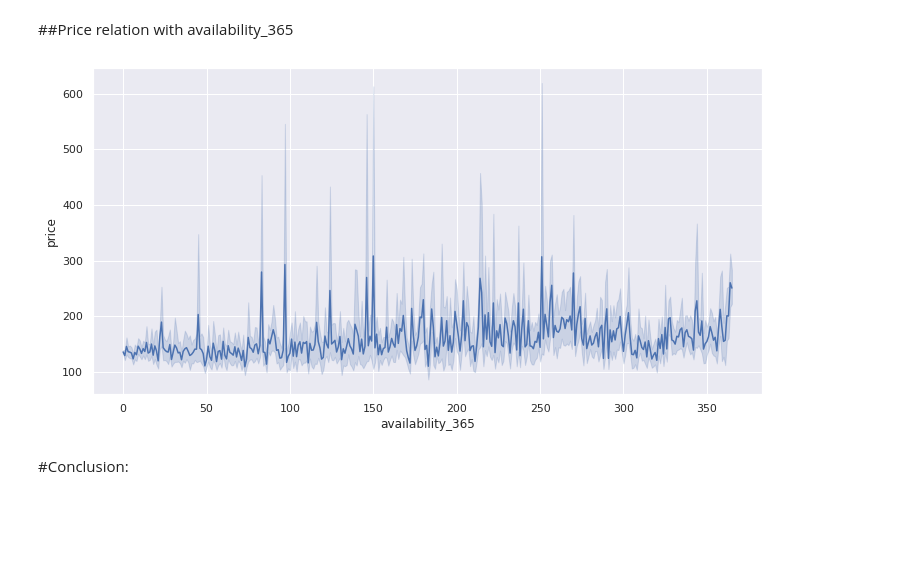
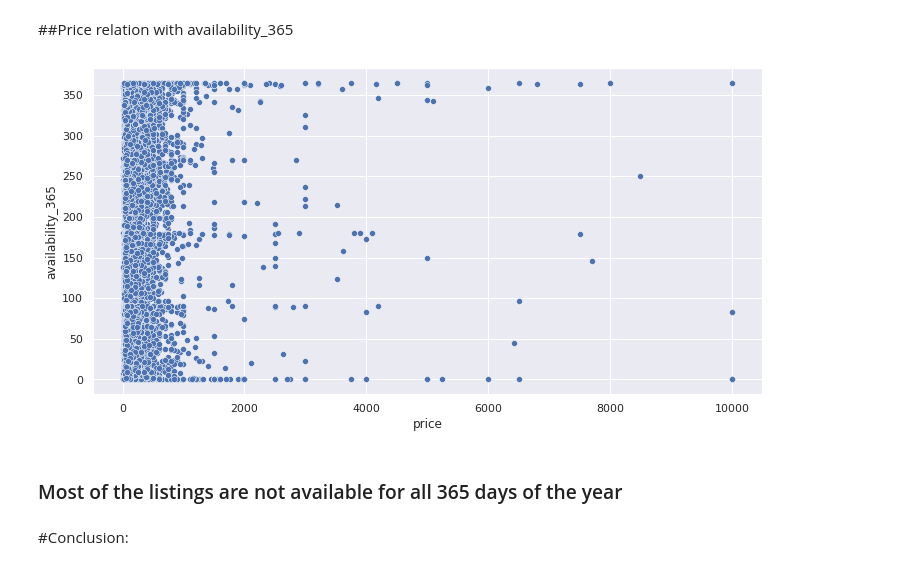
Before and after one commit to Rahul2661998/EDA-Capstone-project-AirBNB_Booking_Analysis-, a Jupyter notebook: Copy_of_Airbnb_Bookings_Analysis_Capstone_Project.ipynb, the cells around one changed output. Cells and saved outputs as stored; diff of their text form; code cells hidden in the pictures; blank space fills up the shorter version.

```diff
--- a/Copy_of_Airbnb_Bookings_Analysis_Capstone_Project.ipynb
+++ b/Copy_of_Airbnb_Bookings_Analysis_Capstone_Project.ipynb
@@ -317,9 +305,11 @@ plt.show()
 # %% [markdown]
 ##Price relation with availability_365
 # %%
-sns.lineplot(x='availability_365',y='price',data=data)
+sns.scatterplot(x='price',y='availability_365',data=data)
 plt.show()
 # %% [output]
-[figure, old version]
+[figure, new version]
+# %% [markdown]
+### Most of the listings are not available for all 365 days of the year
 # %% [markdown]
 #Conclusion:
```
Also changed, not shown: parts of 7 cells of this notebook.
